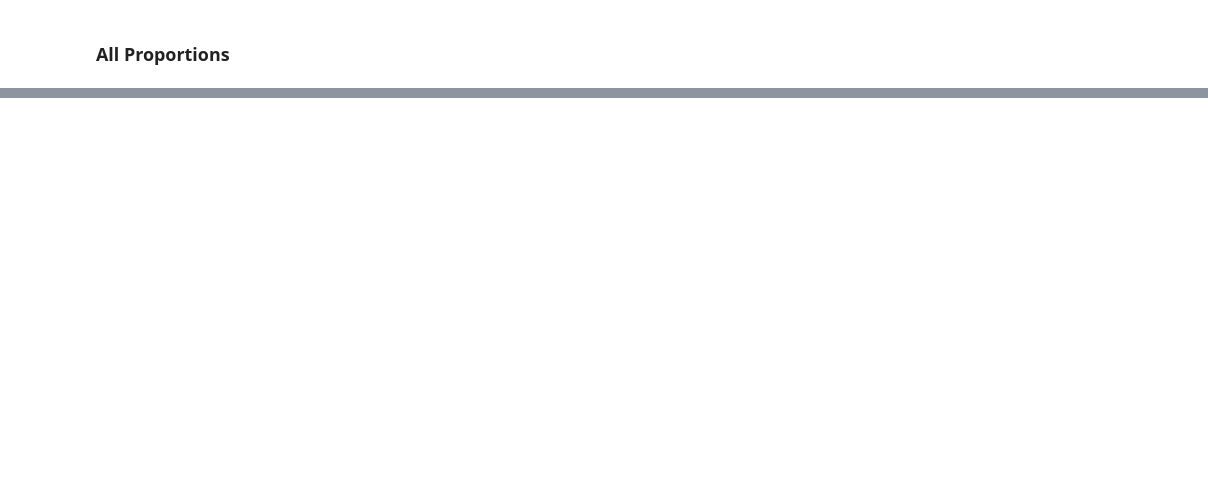
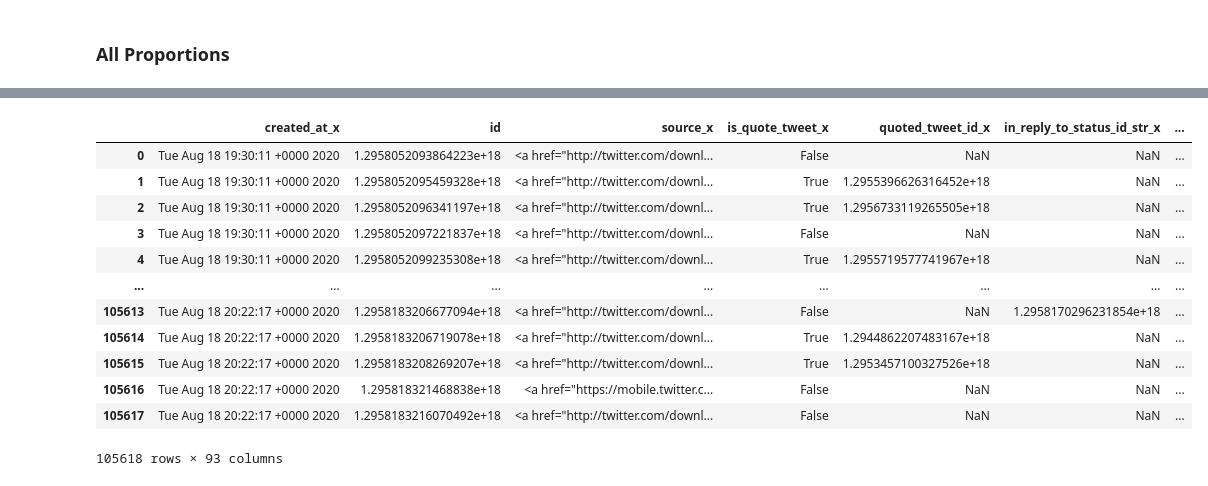
Before and after one commit to Manikya-Varshney/Twitter-Analysis, a Jupyter notebook: Latest/All_Facets_Match_V1.ipynb, the cells around one changed output, grey strips where cells are left out. Saved outputs shown, nothing was run; the diff lists cells and outputs as text; code cells hidden in the pictures; blank space fills up the shorter version.

```diff
--- a/Latest/All_Facets_Match_V1.ipynb
+++ b/Latest/All_Facets_Match_V1.ipynb
@@ -328,22 +327,27 @@ def merge_interim(data, interim_data_final_):
     return merge
 # %%
 merge = merge_interim(data, interim_Imp_final)
-cols = [0, 1, 2, 3, 4, 5, 6, 7, 8, 9, 10, 11, 12, 13, 14, 15, 16, 17, 18, 19, 20, 21, 22, 23, 24, 25, 26, 27, 28, 29, 30, 31, 32, 33, 34, 35, 36, 37, 38, 39, 40, 41, 42, 43, 44, 45, 46, 47, 48, 49, 50, 51, 52, 53, 54, 55, 56, 57, 58, 59, 60, 61, 62, 63, 64, 65, 66, 67, 68, 69, 70, 71, 72, 73, 74, 75, 76, 77, 78, 157, 158]
+cols = [0, 1, 2, 3, 4, 5, 6, 7, 8, 9, 10, 11, 12, 13, 14, 15, 16, 17, 18, 19, 20, 21, 22, 23, 24, 25, 26, 27, 28, 29, 30, 31, 32, 33, 34, 35, 36, 37, 38, 39, 40, 41, 42, 43, 44, 45, 46, 47, 48, 49, 50, 51, 52, 53, 54, 55, 56, 57, 58, 59, 60, 61, 62, 63, 64, 65, 66, 67, 68, 69, 70, 71, 72, 73, 74, 75, 76, 77, 78, 79, 80, 161, 162]
 merge = merge[merge.columns.values[cols]]
+
 merge = merge_interim(merge, interim_Ada_final)
-cols = [0, 1, 2, 3, 4, 5, 6, 7, 8, 9, 10, 11, 12, 13, 14, 15, 16, 17, 18, 19, 20, 21, 22, 23, 24, 25, 26, 27, 28, 29, 30, 31, 32, 33, 34, 35, 36, 37, 38, 39, 40, 41, 42, 43, 44, 45, 46, 47, 48, 49, 50, 51, 52, 53, 54, 55, 56, 57, 58, 59, 60, 61, 62, 63, 64, 65, 66, 67, 68, 69, 70, 71, 72, 73, 74, 75, 76, 77, 78,79, 80, 159, 160]
+cols = [0, 1, 2, 3, 4, 5, 6, 7, 8, 9, 10, 11, 12, 13, 14, 15, 16, 17, 18, 19, 20, 21, 22, 23, 24, 25, 26, 27, 28, 29, 30, 31, 32, 33, 34, 35, 36, 37, 38, 39, 40, 41, 42, 43, 44, 45, 46, 47, 48, 49, 50, 51, 52, 53, 54, 55, 56, 57, 58, 59, 60, 61, 62, 63, 64, 65, 66, 67, 68, 69, 70, 71, 72, 73, 74, 75, 76, 77, 78, 79, 80, 81, 82, 163, 164]
 merge = merge[merge.columns.values[cols]]
+
 merge = merge_interim(merge, interim_Ne_final)
-cols = [0, 1, 2, 3, 4, 5, 6, 7, 8, 9, 10, 11, 12, 13, 14, 15, 16, 17, 18, 19, 20, 21, 22, 23, 24, 25, 26, 27, 28, 29, 30, 31, 32, 33, 34, 35, 36, 37, 38, 39, 40, 41, 42, 43, 44, 45, 46, 47, 48, 49, 50, 51, 52, 53, 54, 55, 56, 57, 58, 59, 60, 61, 62, 63, 64, 65, 66, 67, 68, 69, 70, 71, 72, 73, 74, 75, 76, 77, 78, 79, 80, 81, 82, 161, 162]
+cols = [0, 1, 2, 3, 4, 5, 6, 7, 8, 9, 10, 11, 12, 13, 14, 15, 16, 17, 18, 19, 20, 21, 22, 23, 24, 25, 26, 27, 28, 29, 30, 31, 32, 33, 34, 35, 36, 37, 38, 39, 40, 41, 42, 43, 44, 45, 46, 47, 48, 49, 50, 51, 52, 53, 54, 55, 56, 57, 58, 59, 60, 61, 62, 63, 64, 65, 66, 67, 68, 69, 70, 71, 72, 73, 74, 75, 76, 77, 78, 79, 80, 81, 82, 83, 84, 165, 166]
 merge = merge[merge.columns.values[cols]]
+
 merge = merge_interim(merge, interim_Sd_final)
-cols = [0, 1, 2, 3, 4, 5, 6, 7, 8, 9, 10, 11, 12, 13, 14, 15, 16, 17, 18, 19, 20, 21, 22, 23, 24, 25, 26, 27, 28, 29, 30, 31, 32, 33, 34, 35, 36, 37, 38, 39, 40, 41, 42, 43, 44, 45, 46, 47, 48, 49, 50, 51, 52, 53, 54, 55, 56, 57, 58, 59, 60, 61, 62, 63, 64, 65, 66, 67, 68, 69, 70, 71, 72, 73, 74, 75, 76, 77, 78, 79, 80, 81, 82,83, 84, 163, 164]
+cols = [0, 1, 2, 3, 4, 5, 6, 7, 8, 9, 10, 11, 12, 13, 14, 15, 16, 17, 18, 19, 20, 21, 22, 23, 24, 25, 26, 27, 28, 29, 30, 31, 32, 33, 34, 35, 36, 37, 38, 39, 40, 41, 42, 43, 44, 45, 46, 47, 48, 49, 50, 51, 52, 53, 54, 55, 56, 57, 58, 59, 60, 61, 62, 63, 64, 65, 66, 67, 68, 69, 70, 71, 72, 73, 74, 75, 76, 77, 78, 79, 80, 81, 82, 83, 84, 85, 86, 167, 168]
 merge = merge[merge.columns.values[cols]]
+
 merge = merge_interim(merge, interim_Purp_final)
-cols = [0, 1, 2, 3, 4, 5, 6, 7, 8, 9, 10, 11, 12, 13, 14, 15, 16, 17, 18, 19, 20, 21, 22, 23, 24, 25, 26, 27, 28, 29, 30, 31, 32, 33, 34, 35, 36, 37, 38, 39, 40, 41, 42, 43, 44, 45, 46, 47, 48, 49, 50, 51, 52, 53, 54, 55, 56, 57, 58, 59, 60, 61, 62, 63, 64, 65, 66, 67, 68, 69, 70, 71, 72, 73, 74, 75, 76, 77, 78, 79, 80, 81, 82, 83, 84, 85, 86, 165, 166]
+cols = [0, 1, 2, 3, 4, 5, 6, 7, 8, 9, 10, 11, 12, 13, 14, 15, 16, 17, 18, 19, 20, 21, 22, 23, 24, 25, 26, 27, 28, 29, 30, 31, 32, 33, 34, 35, 36, 37, 38, 39, 40, 41, 42, 43, 44, 45, 46, 47, 48, 49, 50, 51, 52, 53, 54, 55, 56, 57, 58, 59, 60, 61, 62, 63, 64, 65, 66, 67, 68, 69, 70, 71, 72, 73, 74, 75, 76, 77, 78, 79, 80, 81, 82, 83, 84, 85, 86, 87, 88, 169, 170]
 merge = merge[merge.columns.values[cols]]
+
 merge = merge_interim(merge, interim_Pe_final)
-cols = [0, 1, 2, 3, 4, 5, 6, 7, 8, 9, 10, 11, 12, 13, 14, 15, 16, 17, 18, 19, 20, 21, 22, 23, 24, 25, 26, 27, 28, 29, 30, 31, 32, 33, 34, 35, 36, 37, 38, 39, 40, 41, 42, 43, 44, 45, 46, 47, 48, 49, 50, 51, 52, 53, 54, 55, 56, 57, 58, 59, 60, 61, 62, 63, 64, 65, 66, 67, 68, 69, 70, 71, 72, 73, 74, 75, 76, 77, 78, 79, 80, 81, 82, 83, 84, 85, 86, 87, 88, 167, 168]
+cols = [0, 1, 2, 3, 4, 5, 6, 7, 8, 9, 10, 11, 12, 13, 14, 15, 16, 17, 18, 19, 20, 21, 22, 23, 24, 25, 26, 27, 28, 29, 30, 31, 32, 33, 34, 35, 36, 37, 38, 39, 40, 41, 42, 43, 44, 45, 46, 47, 48, 49, 50, 51, 52, 53, 54, 55, 56, 57, 58, 59, 60, 61, 62, 63, 64, 65, 66, 67, 68, 69, 70, 71, 72, 73, 74, 75, 76, 77, 78, 79, 80, 81, 82, 83, 84, 85, 86, 87, 88, 89, 90, 171, 172]
 merge = merge[merge.columns.values[cols]]
 merge.info()
 # %% [output]
@@ -354,0 +371,16 @@ memory usage: 23.9+ MB
+# %%
+merge
+# %% [output]
+|  | created_at_x | id | source_x | is_quote_tweet_x | quoted_tweet_id_x | in_reply_to_status_id_str_x | ... |
+| 0 | Tue Aug 18 19:30:11 +0000 2020 | 1.2958052093864223e+18 | <a href="http://twitter.com/downl... | False | NaN | NaN | ... |
+| 1 | Tue Aug 18 19:30:11 +0000 2020 | 1.2958052095459328e+18 | <a href="http://twitter.com/downl... | True | 1.2955396626316452e+18 | NaN | ... |
+| 2 | Tue Aug 18 19:30:11 +0000 2020 | 1.2958052096341197e+18 | <a href="http://twitter.com/downl... | True | 1.2956733119265505e+18 | NaN | ... |
+| 3 | Tue Aug 18 19:30:11 +0000 2020 | 1.2958052097221837e+18 | <a href="http://twitter.com/downl... | False | NaN | NaN | ... |
+| 4 | Tue Aug 18 19:30:11 +0000 2020 | 1.2958052099235308e+18 | <a href="http://twitter.com/downl... | True | 1.2955719577741967e+18 | NaN | ... |
+| ... | ... | ... | ... | ... | ... | ... | ... |
+| 105613 | Tue Aug 18 20:22:17 +0000 2020 | 1.2958183206677094e+18 | <a href="http://twitter.com/downl... | False | NaN | 1.2958170296231854e+18 | ... |
+| 105614 | Tue Aug 18 20:22:17 +0000 2020 | 1.2958183206719078e+18 | <a href="http://twitter.com/downl... | True | 1.2944862207483167e+18 | NaN | ... |
+| 105615 | Tue Aug 18 20:22:17 +0000 2020 | 1.2958183208269207e+18 | <a href="http://twitter.com/downl... | True | 1.2953457100327526e+18 | NaN | ... |
+| 105616 | Tue Aug 18 20:22:17 +0000 2020 | 1.295818321468838e+18 | <a href="https://mobile.twitter.c... | False | NaN | NaN | ... |
+| 105617 | Tue Aug 18 20:22:17 +0000 2020 | 1.2958183216070492e+18 | <a href="http://twitter.com/downl... | False | NaN | NaN | ... |
+105618 rows × 93 columns
```
Also changed, not shown: parts of 10 cells of this notebook, 1 other file.
